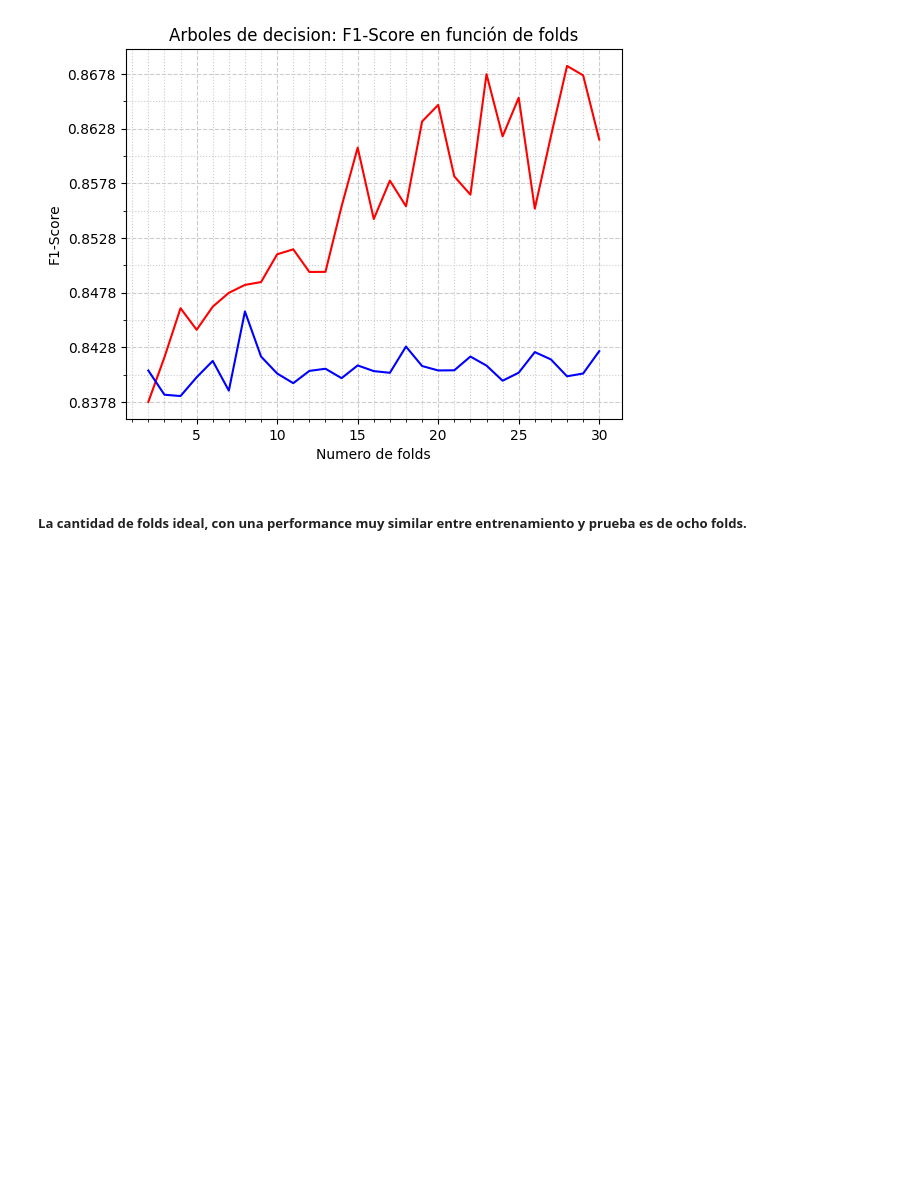
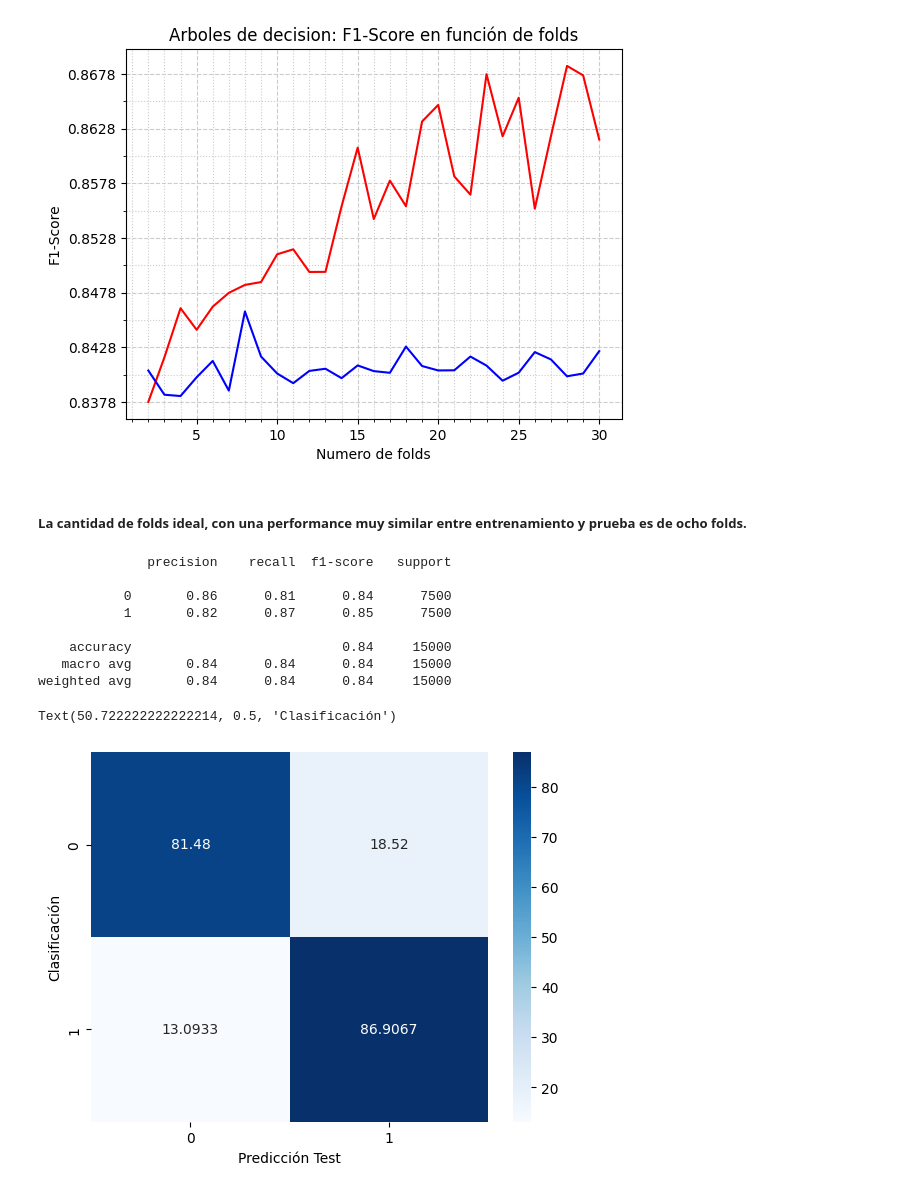
Before and after one commit to sttesta3/7506R-1C2024-GRUPO08, a Jupyter notebook: TP2_BayesNaive.ipynb, the cells around one changed output. Saved outputs shown, nothing was run; the diff lists cells and outputs as text; code cells hidden in the pictures; blank space fills up the shorter version.

```diff
--- a/TP2_BayesNaive.ipynb
+++ b/TP2_BayesNaive.ipynb
@@ -147,7 +147,6 @@ plt.show()
 # %%
 # Loop de entrenamiento
 CANT_FOLDS_MAXIMA_FINO = 30
-CANT_FOLDS_MINIMA = 2
 
 NBs = []
 resultados = []
@@ -211,3 +210,26 @@ plt.show()
 [figure]
 # %% [markdown]
 ##### La cantidad de folds ideal, con una performance muy similar entre entrenamiento y prueba es de ocho folds.
+# %%
+# EVALUACION
+BEST_FOLDS = 8
+mejor_performance = NBs[BEST_FOLDS - CANT_FOLDS_MINIMA]
+y_pred = mejor_performance.predict(X_test)
+
+print(classification_report(Y_test,y_pred))
+
+cm = confusion_matrix(Y_test,y_pred,normalize='true')*100
+sns.heatmap(cm, cmap='Blues',annot=True,fmt='g')
+plt.xlabel('Predicción Test')
+plt.ylabel('Clasificación')
+# %% [output]
+              precision    recall  f1-score   support
+
+           0       0.86      0.81      0.84      7500
+           1       0.82      0.87      0.85      7500
+
+    accuracy                           0.84     15000
+   macro avg       0.84      0.84      0.84     15000
+weighted avg       0.84      0.84      0.84     15000
+Text(50.722222222222214, 0.5, 'Clasificación')
+[figure, added]
```
Also changed, not shown: parts of 4 cells of this notebook.
